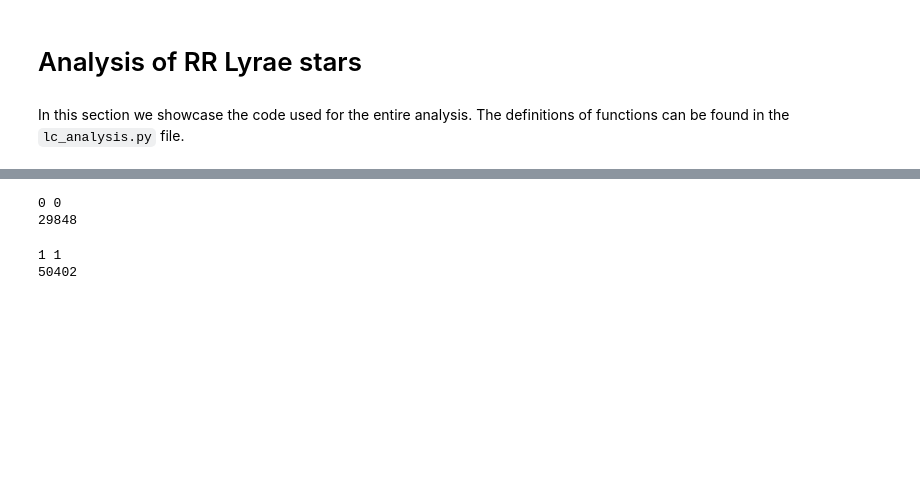
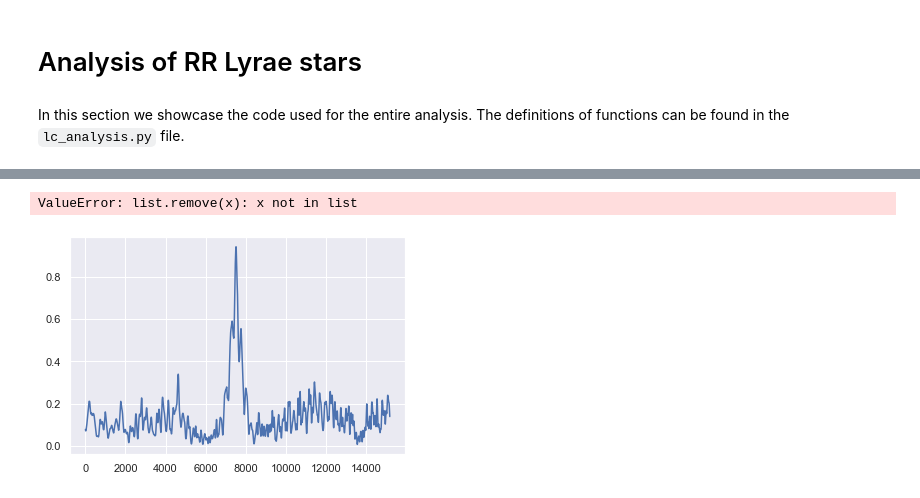
Before and after one commit to emadonev/var_stars, a Jupyter notebook: nbs/03_Analyzing_RR_Lyrae.ipynb, the cells around one changed output, grey strips where cells are left out. Saved outputs shown, nothing was run; the diff lists cells and outputs as text; code cells hidden in the pictures; blank space fills up the shorter version.

```diff
--- a/nbs/03_Analyzing_RR_Lyrae.ipynb
+++ b/nbs/03_Analyzing_RR_Lyrae.ipynb
@@ -159,5 +163,8 @@ We now have 2710 RR Lyrae stars from the `LINEAR` database. We can differentiate
 In this section we showcase the code used for the entire analysis. The definitions of functions can be found in the `lc_analysis.py` file.
 # %%
 Lids = Lrrlyr['ID'].to_numpy()
-Lids = Lids[:2]
-Lids
+#Lids = Lids[:2]
+Lids.shape
+
+rectascension = Lrrlyr['ra'].to_numpy()
+declination = Lrrlyr['dec'].to_numpy()
@@ -166,21 +171,17 @@ array([29848, 50402])
 # %%
 lc_analysis = {}
-PLINEAR = []
-PMEAN = []
-PZTF = []
-PZTFMEAN = []
+fits = []
+PERIODOGRAMS = []
 
 for n, i in enumerate(tqdm(range(len(Lids)))):
-    print(i, n)
     STAR = []
     # STEP 1: Gather the data
     # --------------------------
     # LINEAR
     Lid = Lids[i]
-    print(Lid)
     tL, mL, mLerr = data.get_light_curve(Lid).T
-    LINEARmetadata = data.targets[i]
-    ra, dec = getCoordinatesFromLINEARid(LINEARmetadata, Lid)
+    ra = rectascension[i]
+    dec = declination[i]
 
     # ZTF
     ZTFdata = getZTFlightcurve(ra, dec)
@@ -196,6 +197,9 @@ for n, i in enumerate(tqdm(range(len(Lids)))):
 
     Pmean = (Plinear+Pztf)/2
     Pratio = Pztf/Plinear
+
+    per = (fL, pL, fZ, pZ)
+    PERIODOGRAMS.append(per)
 
     # STEP 3: Analysing the light curve fits
     # ---------------------------------------
@@ -218,26 +222,25 @@ for n, i in enumerate(tqdm(range(len(Lids)))):
             ZTF_Pztf = LCanalysisFromP(timeZ, magZ, magErrZ, Pztf, ntermsModels)
             ZTF_Pmean = LCanalysisFromP(timeZ, magZ, magErrZ, Pmean, ntermsModels)
 
-            STAR = [Lid,Plinear, Pztf, Pmean, Pratio, np.size(tL), LINEAR_Plinear['rms'], LINEAR_Plinear['chi2dof'], LINEAR_Plinear['chi2dofR'],LINEAR_Pmean['rms'],
+            STAR = [Plinear, Pztf, Pmean, Pratio, np.size(tL), LINEAR_Plinear['rms'], LINEAR_Plinear['chi2dof'], LINEAR_Plinear['chi2dofR'],LINEAR_Pmean['rms'],
                     LINEAR_Pmean['chi2dof'],LINEAR_Pmean['chi2dofR'], LINEAR_Plinear['mmax'], LINEAR_Plinear['A'],
                     np.size(timeZ), ZTF_Pztf['rms'], ZTF_Pztf['chi2dof'], ZTF_Pztf['chi2dofR'], ZTF_Pmean['rms'], ZTF_Pmean['chi2dof'], ZTF_Pmean['chi2dofR'], ZTF_Pztf['mmax'], ZTF_Pztf['A']]
 
-            # Saving fit data
-            PLINEAR.append(LINEAR_Plinear)
-            PMEAN.append(LINEAR_Pmean)
-            PZTF.append(ZTF_Pztf)
-            PZTFMEAN.append(ZTF_Pmean)
+
+            fits.append((LINEAR_Plinear, LINEAR_Pmean,ZTF_Pztf,ZTF_Pmean))
 
     # STEP 4: Analyzing periodograms
     # ---------------------------------
-    Lindicator = periodogram_blazhko(pL, 0.3, 2000)
+    Lindicator, Llimit = periodogram_blazhko(pL, 0.3, 0.2)
     if ZTFdata.empty==True:
-        Zindicator = 0
+        Zindicator, Zlimit = np.nan, np.nan
     else:
-        Zindicator = periodogram_blazhko(pZ, 0.3, 2000)
+        Zindicator, Zlimit = periodogram_blazhko(pZ, 0.3, 0.2)
 
     STAR.append(Lindicator)
+    STAR.append(Llimit)
     STAR.append(Zindicator)
+    STAR.append(Zlimit)
 
     lc_analysis[Lid] = STAR
 
@@ -247,8 +250,16 @@ for n, i in enumerate(tqdm(range(len(Lids)))):
         # save dictionary to pkl file
         with open('../outputs/lc_analysis.pkl', 'wb') as fp:
             pickle.dump(lc_analysis, fp)
+        FITS = np.array(fits)
+        np.save("../outputs/fits.npy", FITS, allow_pickle=True)
+        with open("../outputs/periodograms.pkl", "wb") as x:
+            pickle.dump(PERIODOGRAMS, x)
+
+with open('../outputs/lc_analysis.pkl', 'wb') as f:
+    pickle.dump(lc_analysis, f)
+FITS = np.array(fits)
+np.save("../outputs/fits.npy", FITS, allow_pickle=True)
+with open("../outputs/periodograms.pkl", "wb") as y:
+        pickle.dump(PERIODOGRAMS, y)
 # %% [output]
-0 0
-29848
+ValueError: list.remove(x): x not in list
-1 1
-50402
@@ -254,0 +272,25 @@ for n, i in enumerate(tqdm(range(len(Lids)))):
+# %%
+i = 21
+Lid = Lids[i]
+tL, mL, mLerr = data.get_light_curve(Lid).T
+ra = rectascension[i]
+dec = declination[i]
+
+# ZTF
+ZTFdata = getZTFlightcurve(ra, dec)
+
+# STEP 2: Calculating the periods + accessing the periodograms
+# ---------------------------------------------------------------
+nterms = 3
+Plinear, fL, pL = doPeriods(tL, mL, mLerr, nterms, lsPS=True)
+if ZTFdata.empty==True:
+    Pztf, fZ, pZ = 0,np.array(()),np.array(())
+else:
+    Pztf, fZ, pZ = getZTFperiod(ZTFdata, nterms, ZTFbands=['zg', 'zr', 'zi'], lsPS=True)
+
+zindicator, zlimit = periodogram_blazhko(pZ, 0.3, 0.2)
+# %%
+plt.plot(pZ)
+plt.show()
+# %% [output]
+[figure, added]
```
Also changed, not shown: parts of 28 cells of this notebook, 2 other files.
